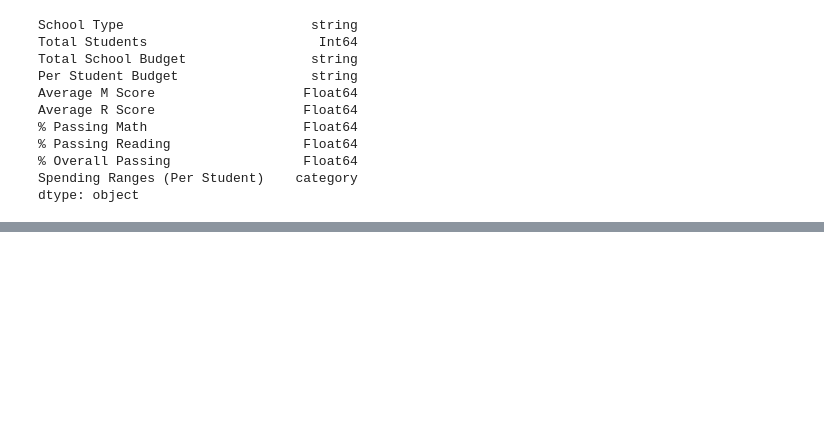
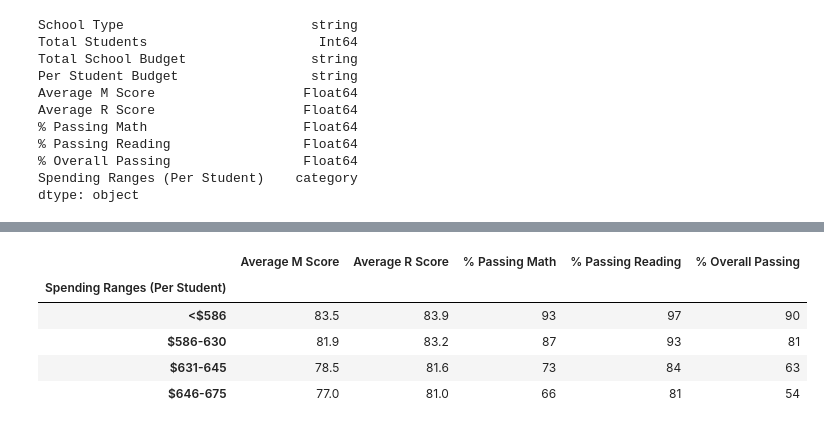
Before and after one commit to ksreeja993/School_District_Analysis, a Jupyter notebook: Pycityschools.ipynb, the cells around one changed output, grey strips where cells are left out. Saved outputs shown, nothing was run; the diff lists cells and outputs as text; code cells hidden in the pictures; blank space fills up the shorter version.

```diff
--- a/Pycityschools.ipynb
+++ b/Pycityschools.ipynb
@@ -964,6 +964,8 @@ spending_passing_reading = per_school_summary_df.groupby(["Spending Ranges (Per
 overall_passing_spending = per_school_summary_df.groupby(["Spending Ranges (Per Student)"]).mean()["% Overall Passing"]
 
 spending_math_scores = per_school_summary_df.groupby(["Spending Ranges (Per Student)"]).mean()["Average M Score"]
+
+spending_reading_scores = per_school_summary_df.groupby(["Spending Ranges (Per Student)"]).mean()["Average R Score"]
 # %%
 overall_passing_spending
 # %% [output]
@@ -1000,0 +1008,19 @@ NameError: name 'spending_reading_scores' is not defined
+# %%
+spending_summary_df["Average M Score"] = spending_summary_df["Average M Score"].map("{:.1f}".format)
+
+spending_summary_df["Average R Score"] = spending_summary_df["Average R Score"].map("{:.1f}".format)
+
+spending_summary_df["% Passing Math"] = spending_summary_df["% Passing Math"].map("{:.0f}".format)
+
+spending_summary_df["% Passing Reading"] = spending_summary_df["% Passing Reading"].map("{:.0f}".format)
+
+spending_summary_df["% Overall Passing"] = spending_summary_df["% Overall Passing"].map("{:.0f}".format)
+
+spending_summary_df
+# %% [output]
+|  | Average M Score | Average R Score | % Passing Math | % Passing Reading | % Overall Passing |
+| Spending Ranges (Per Student) |  |  |  |  |  |
+| <$586 | 83.5 | 83.9 | 93 | 97 | 90 |
+| $586-630 | 81.9 | 83.2 | 87 | 93 | 81 |
+| $631-645 | 78.5 | 81.6 | 73 | 84 | 63 |
+| $646-675 | 77.0 | 81.0 | 66 | 81 | 54 |
```
Also changed, not shown: parts of 5 cells of this notebook.
